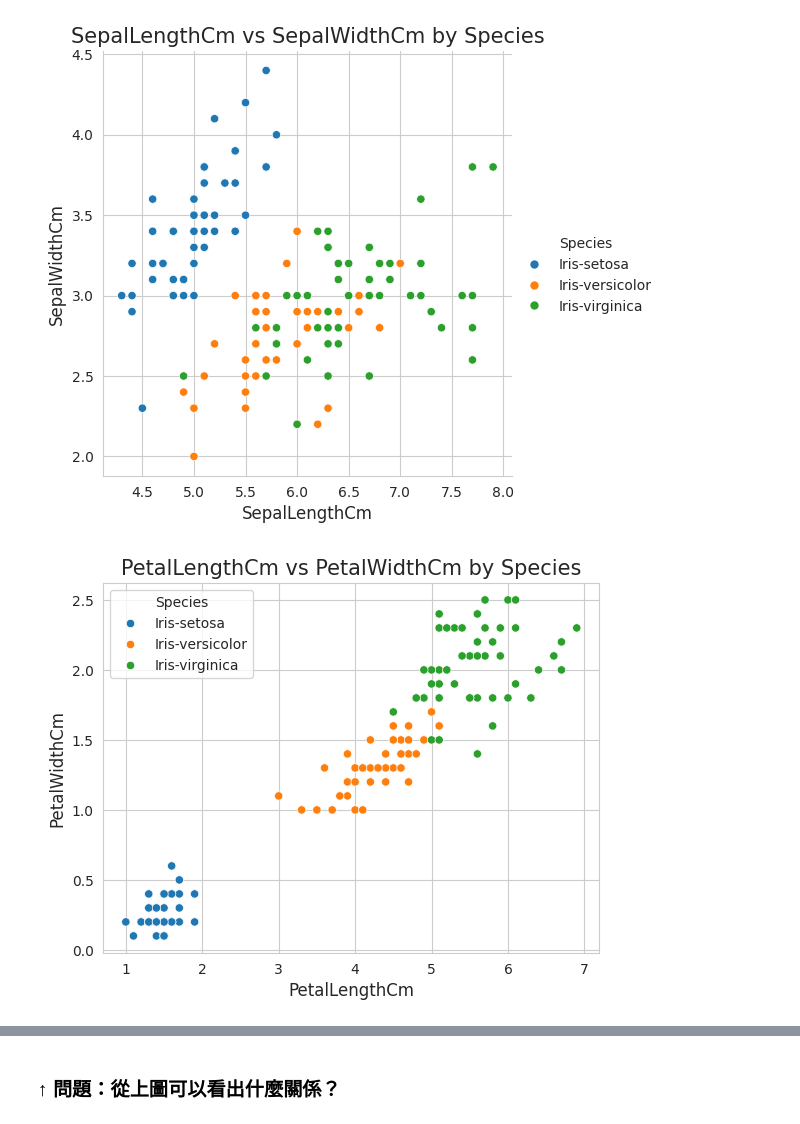
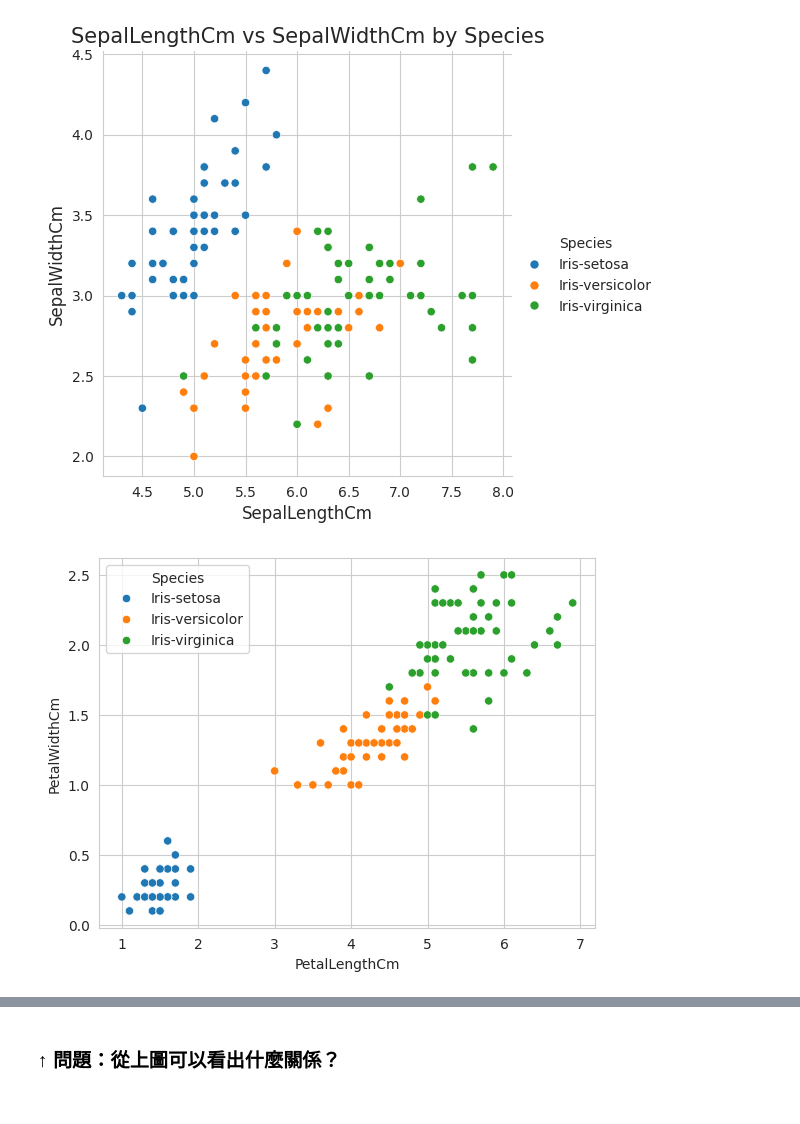
Before and after one commit to Yiting916/data_analysis, a Jupyter notebook: 05-01.LAB_Iris.ipynb, the cells around one changed output, grey strips where cells are left out. Cells and saved outputs as stored; diff of their text form; code cells hidden in the pictures.

```diff
--- a/05-01.LAB_Iris.ipynb
+++ b/05-01.LAB_Iris.ipynb
@@ -43,10 +43,6 @@ plt.show()
 [figure]
 # %%
 sns.scatterplot(data=iris, x="PetalLengthCm", y="PetalWidthCm",hue="Species")
-# 圖表設定
-plt.title("PetalLengthCm vs PetalWidthCm by Species", fontsize=15)
-plt.xlabel("PetalLengthCm", fontsize=12)
-plt.ylabel("PetalWidthCm", fontsize=12)
 plt.show()
 # %% [output]
-[figure, old version]
+[figure, new version]
```
Also changed, not shown: parts of 11 cells of this notebook.
